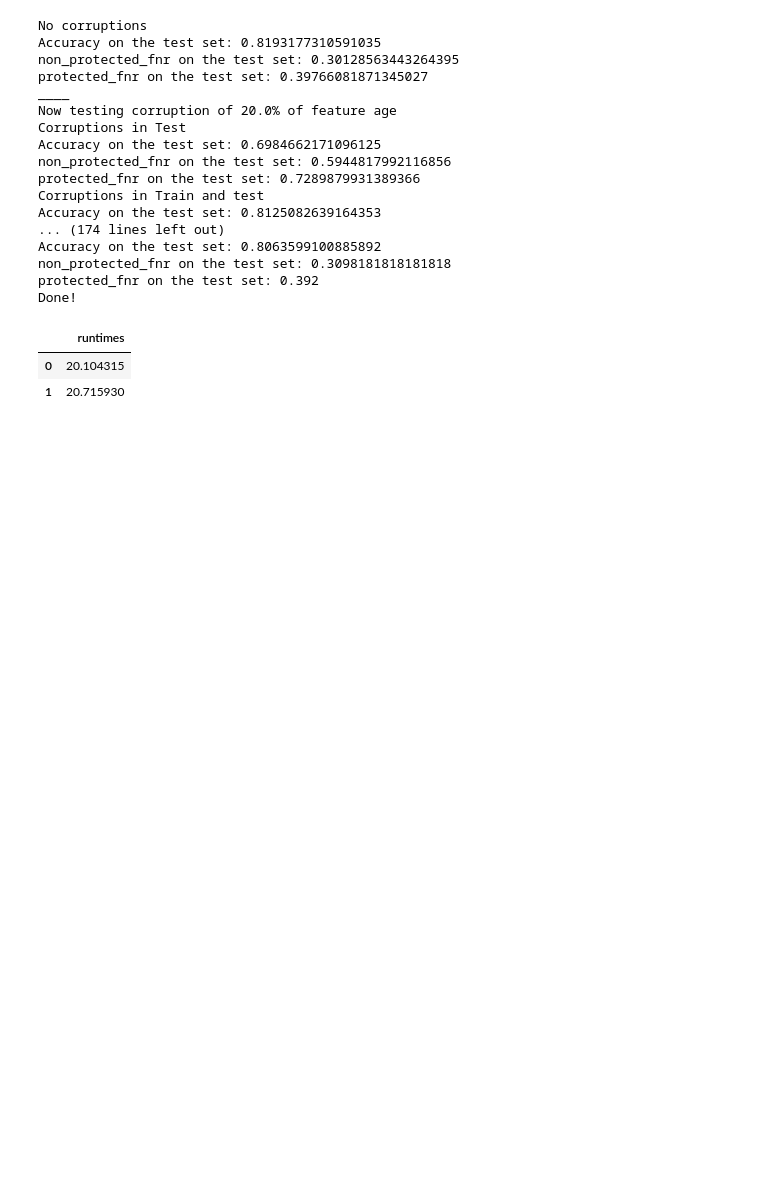
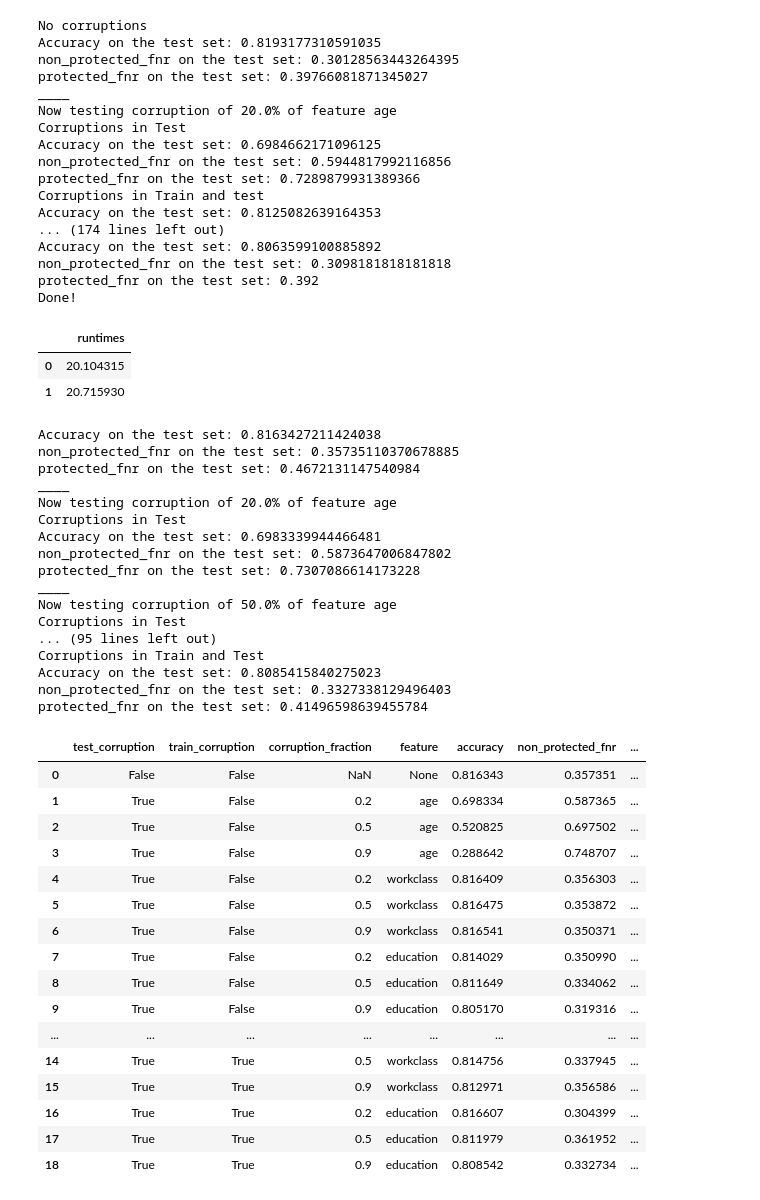
Before and after one commit to stefan-grafberger/deem22-what-if-experiments, a Jupyter notebook: whatif/example_pipelines/corruption_experiments.ipynb, the cells around one changed output. Drawn from its saved outputs; the diff is of its cells as text; code cells hidden in the pictures; blank space fills up the shorter version.

```diff
--- a/whatif/example_pipelines/corruption_experiments.ipynb
+++ b/whatif/example_pipelines/corruption_experiments.ipynb
@@ -230,3 +232,44 @@ Done!
 |  | runtimes |
 | 0 | 20.104315 |
 | 1 | 20.715930 |
+# %%
+# Other params hard-coded currently
+# corruption_percentages=[0.2, 0.5, 0.9], corrupt_features=["age", "workclass", "education"]
+corruption_qualitative_credit_corruption_opt = do_credit_corruption_opt(debug=True)
+save_to_csv(corruption_qualitative_credit_corruption_opt, "corruption_qualitative_credit_corruption_opt")
+corruption_qualitative_credit_corruption_opt
+# %% [output]
+Accuracy on the test set: 0.8163427211424038
+non_protected_fnr on the test set: 0.35735110370678885
+protected_fnr on the test set: 0.4672131147540984
+____
+Now testing corruption of 20.0% of feature age
+Corruptions in Test
+Accuracy on the test set: 0.6983339944466481
+non_protected_fnr on the test set: 0.5873647006847802
+protected_fnr on the test set: 0.7307086614173228
+____
+Now testing corruption of 50.0% of feature age
+Corruptions in Test
+... (95 lines left out)
+Corruptions in Train and Test
+Accuracy on the test set: 0.8085415840275023
+non_protected_fnr on the test set: 0.3327338129496403
+protected_fnr on the test set: 0.41496598639455784
+|  | test_corruption | train_corruption | corruption_fraction | feature | accuracy | non_protected_fnr | ... |
+| 0 | False | False | NaN | None | 0.816343 | 0.357351 | ... |
+| 1 | True | False | 0.2 | age | 0.698334 | 0.587365 | ... |
+| 2 | True | False | 0.5 | age | 0.520825 | 0.697502 | ... |
+| 3 | True | False | 0.9 | age | 0.288642 | 0.748707 | ... |
+| 4 | True | False | 0.2 | workclass | 0.816409 | 0.356303 | ... |
+| 5 | True | False | 0.5 | workclass | 0.816475 | 0.353872 | ... |
+| 6 | True | False | 0.9 | workclass | 0.816541 | 0.350371 | ... |
+| 7 | True | False | 0.2 | education | 0.814029 | 0.350990 | ... |
+| 8 | True | False | 0.5 | education | 0.811649 | 0.334062 | ... |
+| 9 | True | False | 0.9 | education | 0.805170 | 0.319316 | ... |
+| ... | ... | ... | ... | ... | ... | ... | ... |
+| 14 | True | True | 0.5 | workclass | 0.814756 | 0.337945 | ... |
+| 15 | True | True | 0.9 | workclass | 0.812971 | 0.356586 | ... |
+| 16 | True | True | 0.2 | education | 0.816607 | 0.304399 | ... |
+| 17 | True | True | 0.5 | education | 0.811979 | 0.361952 | ... |
+| 18 | True | True | 0.9 | education | 0.808542 | 0.332734 | ... |
```
Also changed, not shown: parts of 2 cells of this notebook, 3 other files.
